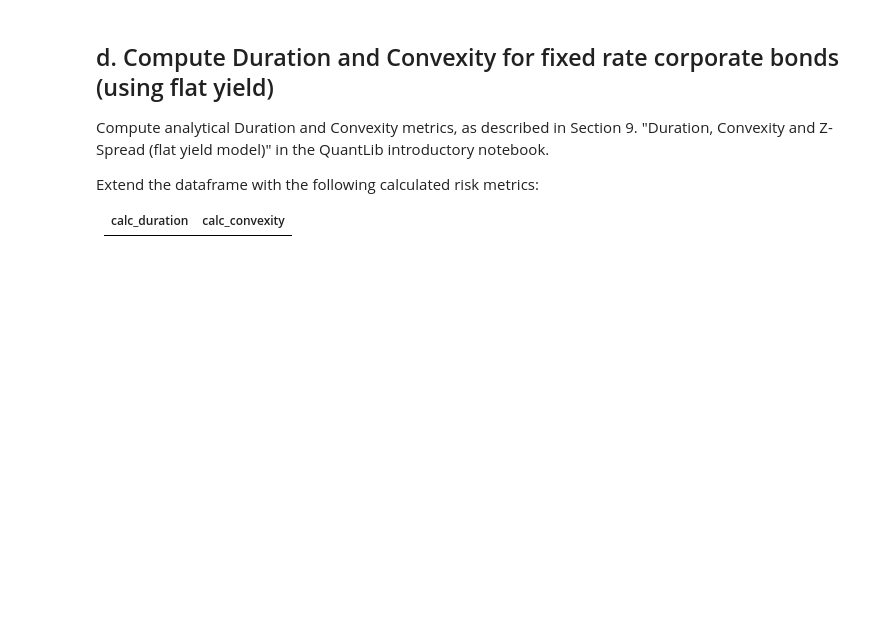
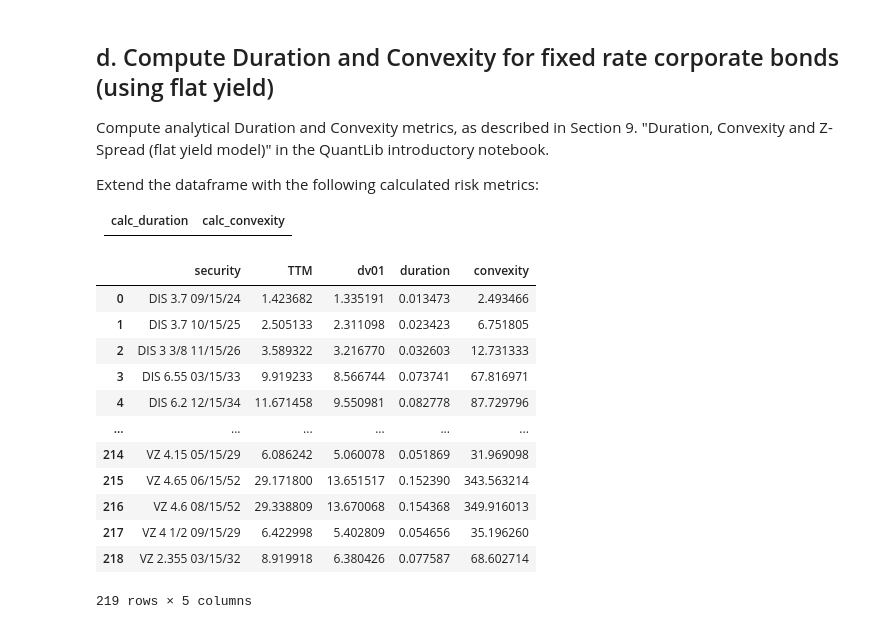
Before and after one commit to alanwake47/FINM-35700-Credit-Markets, a Jupyter notebook: week2/hw2/Homework 2-1.ipynb, the cells around one changed output. Cells and saved outputs as stored; diff of their text form; code cells hidden in the pictures; blank space fills up the shorter version.

```diff
--- a/week2/hw2/Homework 2-1.ipynb
+++ b/week2/hw2/Homework 2-1.ipynb
@@ -728,3 +812,21 @@ Extend the dataframe with the following calculated risk metrics:
 
 | calc_duration | calc_convexity |
 |-------|-------------|
+# %%
+symbology_md_corp_calib1 = calc_bond_metrics(symbology_md_corp, ql.Date(14, 4, 2023), model="flat", coupon_freq=ql.Semiannual)
+# %%
+symbology_md_corp_calib1[['security','TTM','dv01','duration','convexity']]
+# %% [output]
+|  | security | TTM | dv01 | duration | convexity |
+| 0 | DIS 3.7 09/15/24 | 1.423682 | 1.335191 | 0.013473 | 2.493466 |
+| 1 | DIS 3.7 10/15/25 | 2.505133 | 2.311098 | 0.023423 | 6.751805 |
+| 2 | DIS 3 3/8 11/15/26 | 3.589322 | 3.216770 | 0.032603 | 12.731333 |
+| 3 | DIS 6.55 03/15/33 | 9.919233 | 8.566744 | 0.073741 | 67.816971 |
+| 4 | DIS 6.2 12/15/34 | 11.671458 | 9.550981 | 0.082778 | 87.729796 |
+| ... | ... | ... | ... | ... | ... |
+| 214 | VZ 4.15 05/15/29 | 6.086242 | 5.060078 | 0.051869 | 31.969098 |
+| 215 | VZ 4.65 06/15/52 | 29.171800 | 13.651517 | 0.152390 | 343.563214 |
+| 216 | VZ 4.6 08/15/52 | 29.338809 | 13.670068 | 0.154368 | 349.916013 |
+| 217 | VZ 4 1/2 09/15/29 | 6.422998 | 5.402809 | 0.054656 | 35.196260 |
+| 218 | VZ 2.355 03/15/32 | 8.919918 | 6.380426 | 0.077587 | 68.602714 |
+219 rows × 5 columns
```
Also changed, not shown: parts of 12 cells of this notebook, 3 other files.
